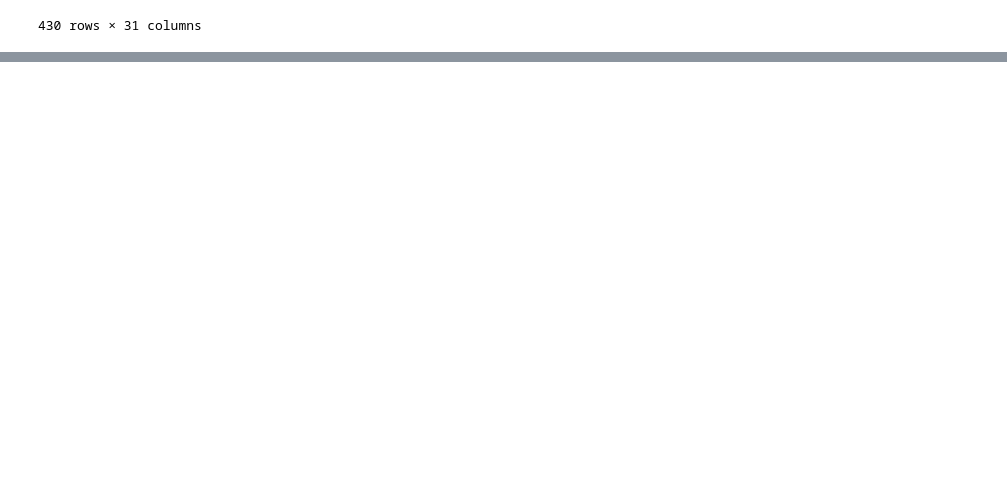
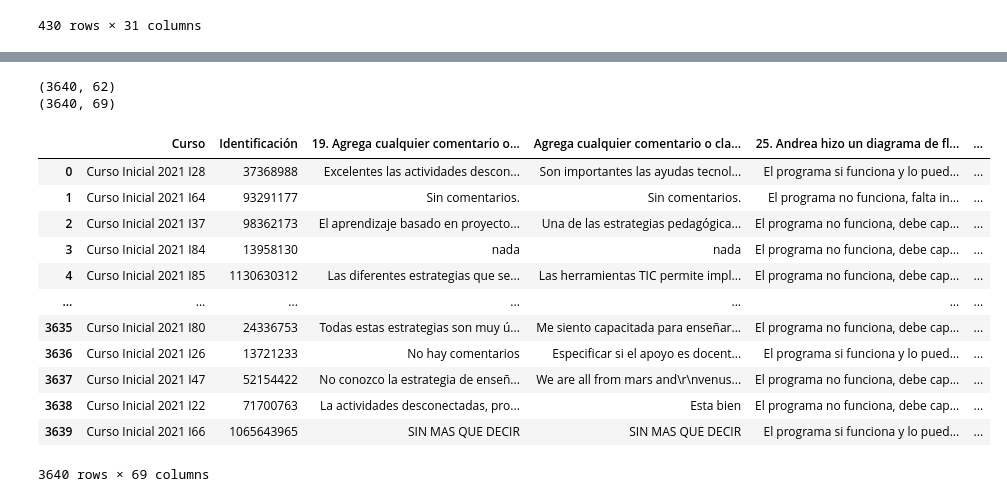
Before and after one commit to Grupo-Informatica-Educativa/CFK, a Jupyter notebook: src/data_cleaners/cleaning_Postest_Inicial_Avanzado.ipynb, the cells around one changed output, grey strips where cells are left out. Saved outputs shown, nothing was run; the diff lists cells and outputs as text; code cells hidden in the pictures; blank space fills up the shorter version.

```diff
--- a/src/data_cleaners/cleaning_Postest_Inicial_Avanzado.ipynb
+++ b/src/data_cleaners/cleaning_Postest_Inicial_Avanzado.ipynb
@@ -216,0 +406,37 @@ pivot_avanzado
+# %%
+## Pregunta 15
+col = "15. Por favor evalúe las siguientes afirmaciones según qué tan de acuerdo está usted con enseñar las siguientes prácticas como objetivos de aprendizaje relacionados con el pensamiento computacional:"
+df_res = pivot_inicial[col].str.split(r'\b\D+\b', expand=True)
+df_res
+df_res.iloc[:, 1:] = df_res.iloc[:, 1:].astype(int).replace(de_acuerdo)
+
+df_res.rename({
+    1: '15.1 Usar el correo electrónico',
+    2: '15.2 Crear y usar de modelos y simulaciones',
+    3: '15.3 Automatizar tareas',
+    4: '15.4 Usar Word',
+    5: '15.5 Procesar Datos',
+    6: '15.6 Resolver problemas a través de herramientas computacionales (como simulaciones)',
+    7: '15.7 Resolver problemas a través de herramientas computacionales (como lenguajes de programación)'
+}, axis=1, inplace=True)
+df_res.drop([0], axis=1, inplace=True)
+print(pivot_inicial.shape)
+add_columns(pivot_inicial, df_res)
+print(pivot_inicial.shape)
+pivot_inicial
+# %% [output]
+(3640, 62)
+(3640, 69)
+|  | Curso | Identificación | 19. Agrega cualquier comentario o... | Agrega cualquier comentario o cla... | 25. Andrea hizo un diagrama de fl... | ... |
+| 0 | Curso Inicial 2021 I28 | 37368988 | Excelentes las actividades descon... | Son importantes las ayudas tecnol... | El programa si funciona y lo pued... | ... |
+| 1 | Curso Inicial 2021 I64 | 93291177 | Sin comentarios. | Sin comentarios. | El programa no funciona, falta in... | ... |
+| 2 | Curso Inicial 2021 I37 | 98362173 | El aprendizaje basado en proyecto... | Una de las estrategias pedagógica... | El programa no funciona, debe cap... | ... |
+| 3 | Curso Inicial 2021 I84 | 13958130 | nada | nada | El programa no funciona, debe cap... | ... |
+| 4 | Curso Inicial 2021 I85 | 1130630312 | Las diferentes estrategias que se... | Las herramientas TIC permite impl... | El programa no funciona, debe cap... | ... |
+| ... | ... | ... | ... | ... | ... | ... |
+| 3635 | Curso Inicial 2021 I80 | 24336753 | Todas estas estrategias son muy ú... | Me siento capacitada para enseñar... | El programa no funciona, debe cap... | ... |
+| 3636 | Curso Inicial 2021 I26 | 13721233 | No hay comentarios | Especificar si el apoyo es docent... | El programa si funciona y lo pued... | ... |
+| 3637 | Curso Inicial 2021 I47 | 52154422 | No conozco la estrategia de enseñ... | We are all from mars and\r\nvenus... | El programa no funciona, debe cap... | ... |
+| 3638 | Curso Inicial 2021 I22 | 71700763 | La actividades desconectadas, pro... | Esta bien | El programa no funciona, debe cap... | ... |
+| 3639 | Curso Inicial 2021 I66 | 1065643965 | SIN MAS QUE DECIR | SIN MAS QUE DECIR | El programa si funciona y lo pued... | ... |
+3640 rows × 69 columns
```
Also changed, not shown: parts of 33 cells of this notebook.
